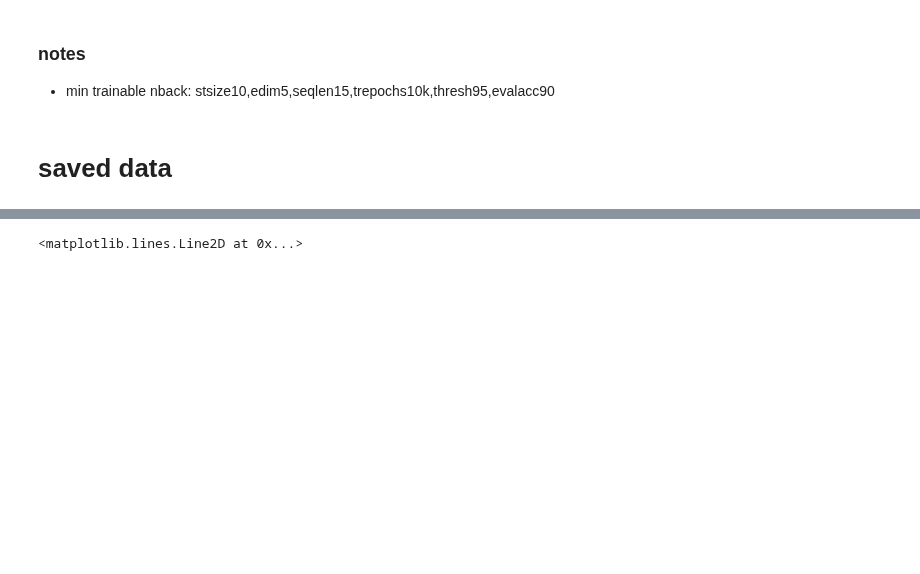
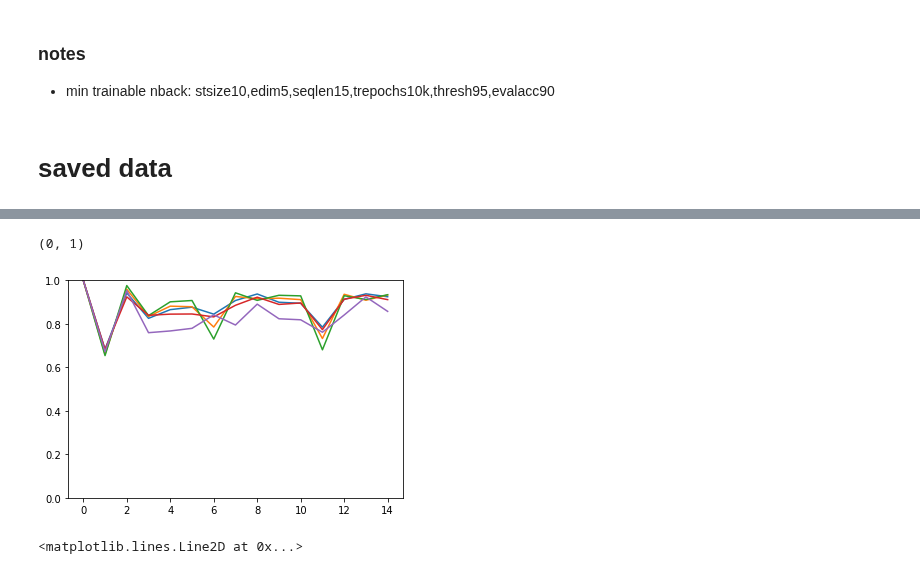
Before and after one commit to andrebeu/PM, a Jupyter notebook: pmtask.ipynb, the cells around one changed output, grey strips where cells are left out. Drawn from its saved outputs; the diff is of its cells as text; code cells hidden in the pictures; blank space fills up the shorter version.

```diff
--- a/pmtask.ipynb
+++ b/pmtask.ipynb
@@ -46,3 +73,15 @@ score.shape
+# %%
+focal=1
+itr=400000
+pmweight=3
+fpath = 'purewm_40-focal_%i*pmweight_%i*%i.npy'%(focal,pmweight,itr)
+score = load_score(fpath,verb=False)
+acc = score.mean(1)
+plt.plot(acc.T)
+plt.ylim(0,1)
+# %% [output]
+(0, 1)
+[figure, added]
 # %%
 plt.plot(score.mean((1)).T)
 plt.ylim(0,1)
```
Also changed, not shown: parts of 3 cells of this notebook, 3 other files.
